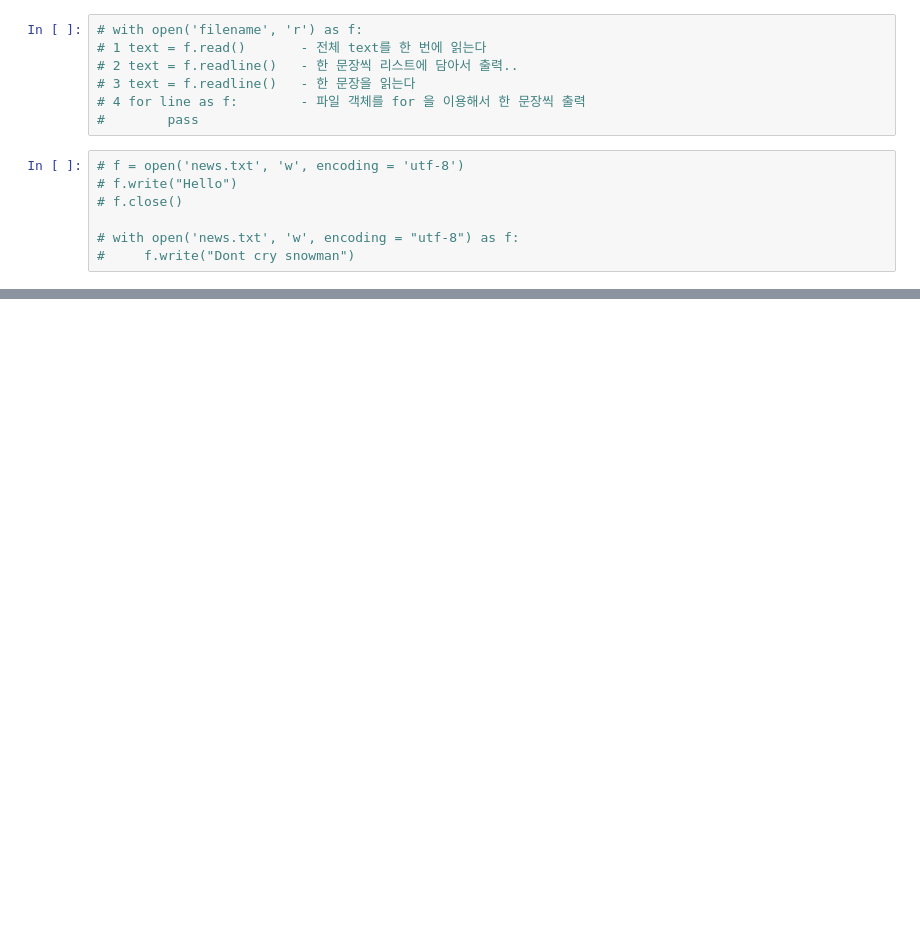
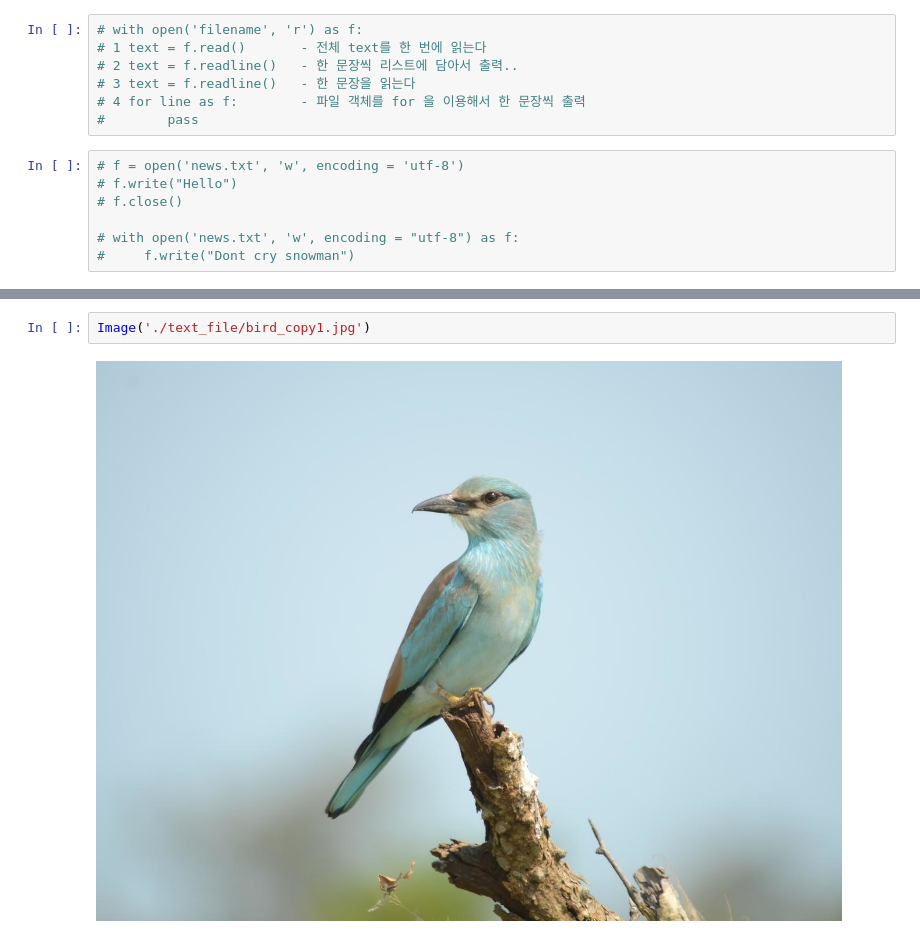
Before and after one commit to rjsgn1209/python-test, a Jupyter notebook: python code review.ipynb, the cells around one changed output, grey strips where cells are left out. Cells and saved outputs as stored; diff of their text form; blank space fills up the shorter version.

```diff
--- a/python code review.ipynb
+++ b/python code review.ipynb
@@ -835,0 +993,4 @@ for line in f:
+# %%
+Image('./text_file/bird_copy1.jpg')
+# %% [output]
+[figure, added]
```
Also changed, not shown: parts of 50 cells of this notebook, 9 other files.
